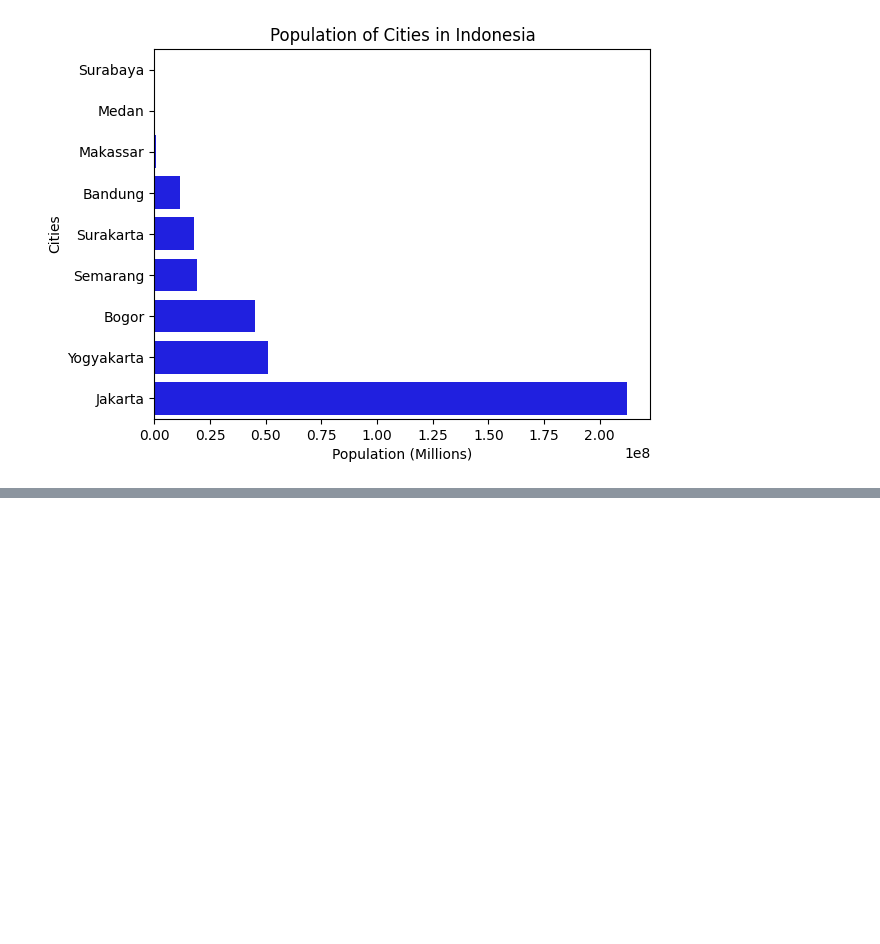
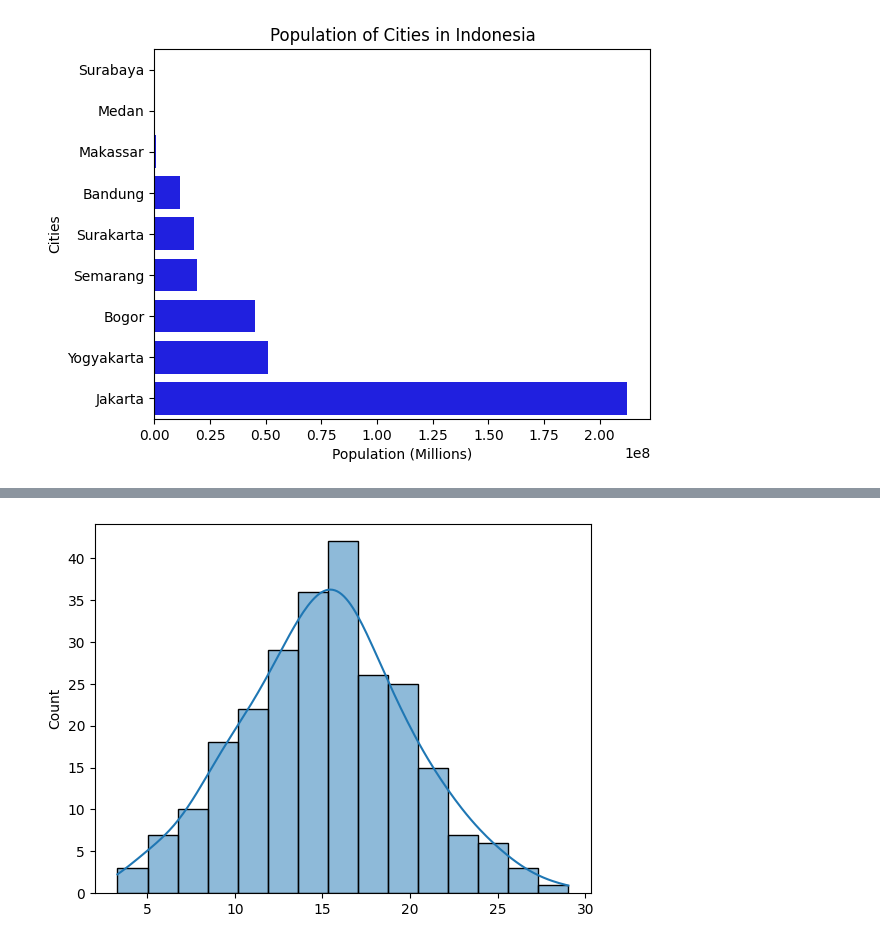
Before and after one commit to adrianramadhan/python-data-analyst, a Jupyter notebook: visualization.ipynb, the cells around one changed output, grey strips where cells are left out. Drawn from its saved outputs; the diff is of its cells as text; code cells hidden in the pictures; blank space fills up the shorter version.

```diff
--- a/visualization.ipynb
+++ b/visualization.ipynb
@@ -40,0 +80,5 @@ plt.show()
+# %%
+sns.histplot(x=x, bins=15, kde=True)
+plt.show()
+# %% [output]
+[figure, added]
```
Also changed, not shown: parts of 4 cells of this notebook.
